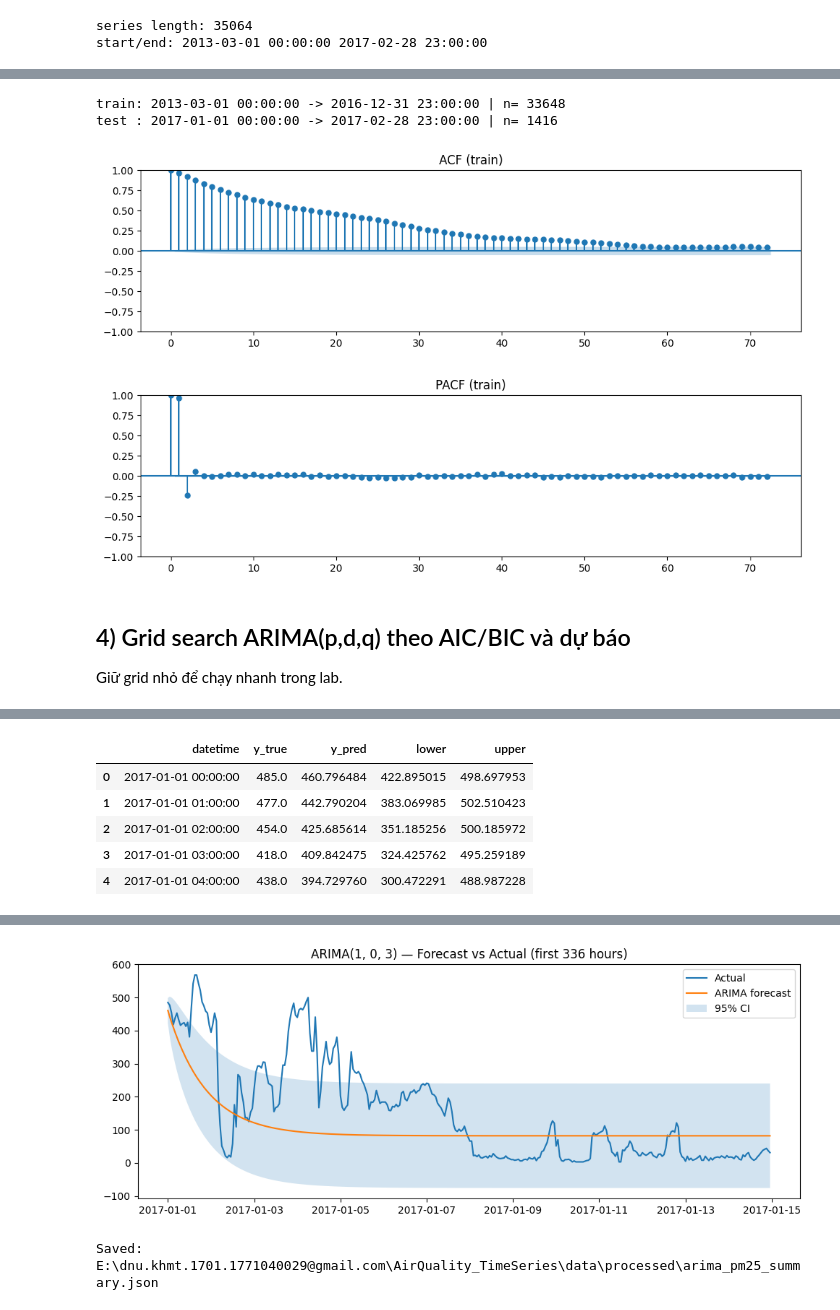
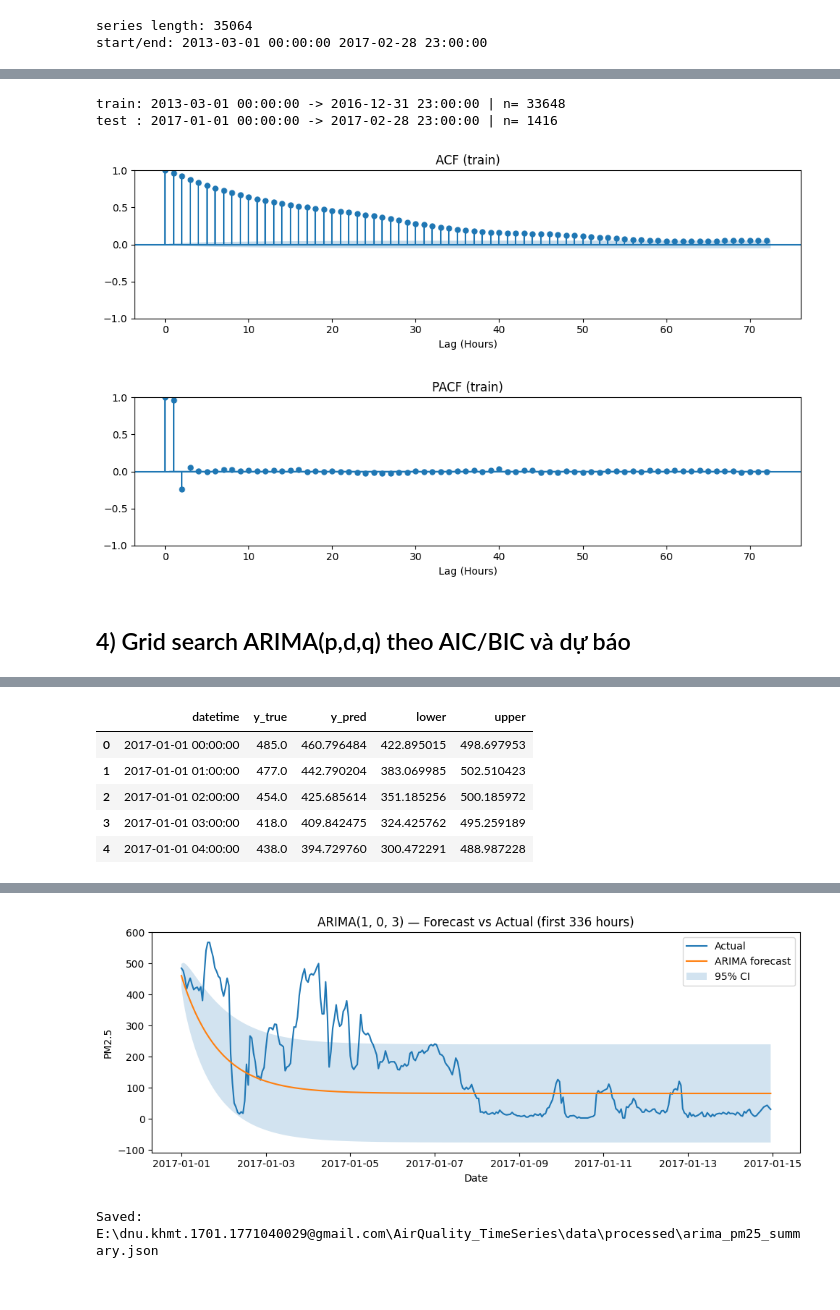
Before and after one commit to ThanhTung-KHMT-1701/AirQuality_TimeSeries, a Jupyter notebook: notebooks/runs/arima_forecasting_run.ipynb, the cells around one changed output, grey strips where cells are left out. Cells and saved outputs as stored; diff of their text form; code cells hidden in the pictures.

```diff
--- a/notebooks/runs/arima_forecasting_run.ipynb
+++ b/notebooks/runs/arima_forecasting_run.ipynb
@@ -148,37 +123,34 @@ Trong thực tế ta vẫn cần kiểm chứng bằng AIC/BIC.
 train, test = train_test_split_series(s, cutoff=CUTOFF)
 print('train:', train.index.min(), '->', train.index.max(), '| n=', len(train))
 print('test :', test.index.min(), '->', test.index.max(), '| n=', len(test))
-
 x = train.dropna()
 plt.figure(figsize=(10,3))
-plot_acf(x, lags=72, ax=plt.gca())  # 3 days
+plot_acf(x, lags=72, ax=plt.gca())
+plt.xlabel('Lag (Hours)')
 plt.title('ACF (train)')
 plt.tight_layout()
 plt.show()
-
 plt.figure(figsize=(10,3))
 plot_pacf(x, lags=72, ax=plt.gca(), method='ywm')
+plt.xlabel('Lag (Hours)')
 plt.title('PACF (train)')
 plt.tight_layout()
+plt.savefig('images/arima_train_acf_pacf.png')
 plt.show()
 # %% [output]
 train: 2013-03-01 00:00:00 -> 2016-12-31 23:00:00 | n= 33648
 test : 2017-01-01 00:00:00 -> 2017-02-28 23:00:00 | n= 1416
-[figure, old version]
+[figure, new version]
-[figure, old version]
+[figure, new version]
 # %% [markdown]
 ## 4) Grid search ARIMA(p,d,q) theo AIC/BIC và dự báo
-Giữ grid nhỏ để chạy nhanh trong lab.
 # %%
 gs = grid_search_arima_order(train, p_max=P_MAX, q_max=Q_MAX, d_max=D_MAX, d=None, ic=IC)
 best_order = gs['best_order']
 print('Best order:', best_order, '| best', IC, '=', gs['best_score'])
-
 out = fit_arima_and_forecast(train, steps=len(test), order=best_order)
 yhat = out['forecast']
 ci = out['conf_int']
-
-# Align with test index (same length)
 pred_df = pd.DataFrame({
     'datetime': test.index[:len(yhat)],
     'y_true': test.values[:len(yhat)],
@@ -187,26 +159,23 @@ pred_df = pd.DataFrame({
     'upper': ci.iloc[:,1].values,
 })
 display(pred_df.head())
-
-# Error metrics
 mask = np.isfinite(pred_df['y_true']) & np.isfinite(pred_df['y_pred'])
 rmse = float(np.sqrt(np.mean((pred_df.loc[mask,'y_true'] - pred_df.loc[mask,'y_pred'])**2)))
 mae  = float(np.mean(np.abs(pred_df.loc[mask,'y_true'] - pred_df.loc[mask,'y_pred'])))
 print({'rmse': rmse, 'mae': mae})
-
-# Plot forecast (sample window)
-plot_n = min(24*14, len(pred_df))  # first 14 days of test
+plot_n = min(24*14, len(pred_df))
 p = pred_df.iloc[:plot_n].copy()
 plt.figure(figsize=(10,4))
 plt.plot(p['datetime'], p['y_true'], label='Actual')
 plt.plot(p['datetime'], p['y_pred'], label='ARIMA forecast')
 plt.fill_between(p['datetime'], p['lower'], p['upper'], alpha=0.2, label='95% CI')
 plt.title(f'ARIMA{best_order} — Forecast vs Actual (first {plot_n} hours)')
+plt.xlabel('Date')
+plt.ylabel('PM2.5')
 plt.legend()
 plt.tight_layout()
+plt.savefig('images/arima_forecast_sample.png')
 plt.show()
-
-# Save artifacts
 out_dir = (PROJECT_ROOT / 'data/processed')
 out_dir.mkdir(parents=True, exist_ok=True)
 pred_df.to_csv(out_dir / f'{ARTIFACTS_PREFIX}_predictions.csv', index=False)
@@ -237,2 +206,2 @@ Best order: (1, 0, 3) | best aic = 294792.7063482929
-[figure, old version]
+[figure, new version]
 Saved: E:\dnu.khmt.1701.1771040029@gmail.com\AirQuality_TimeSeries\data\processed\arima_pm25_summary.json
```
Also changed, not shown: parts of 12 cells of this notebook, 27 other files.
